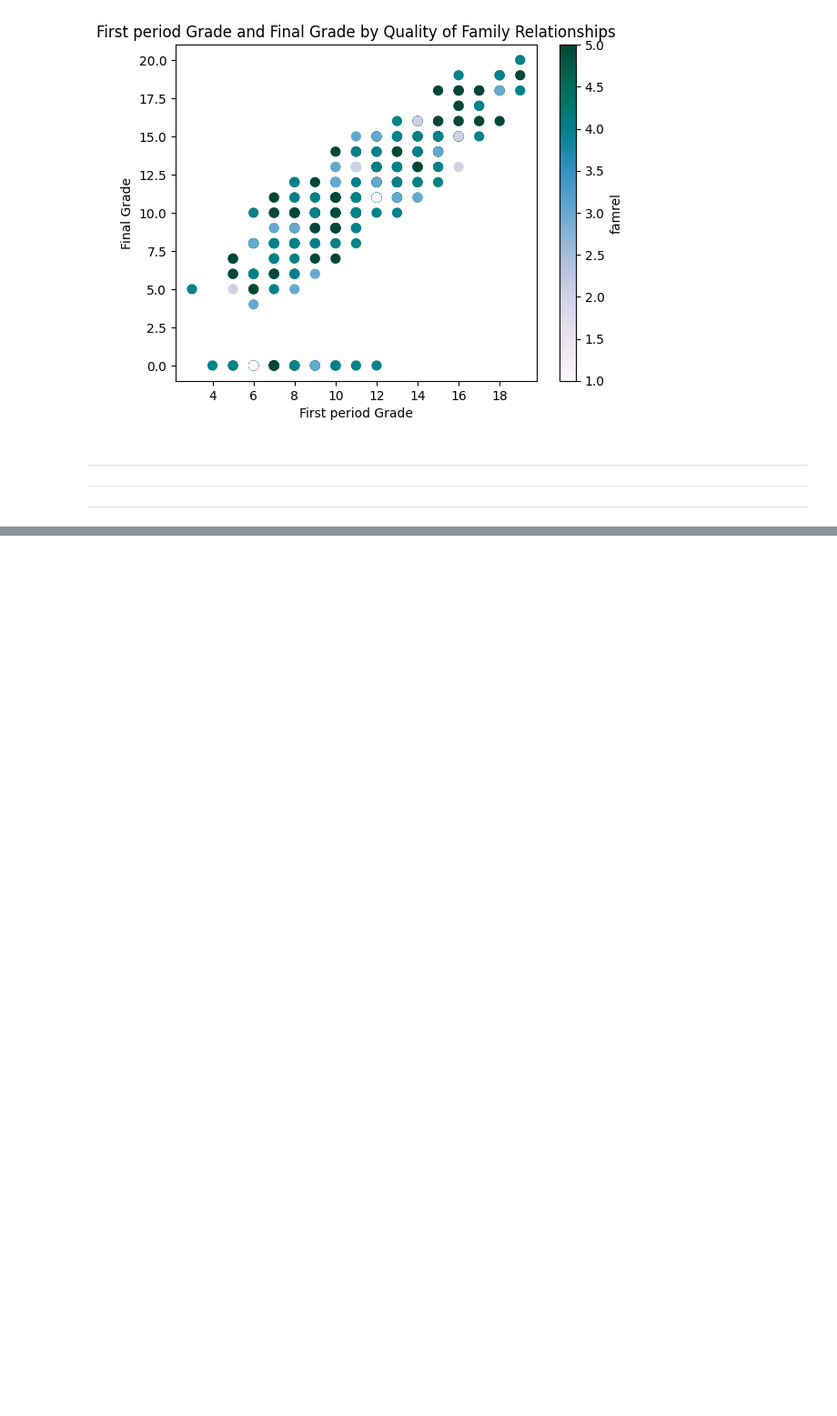
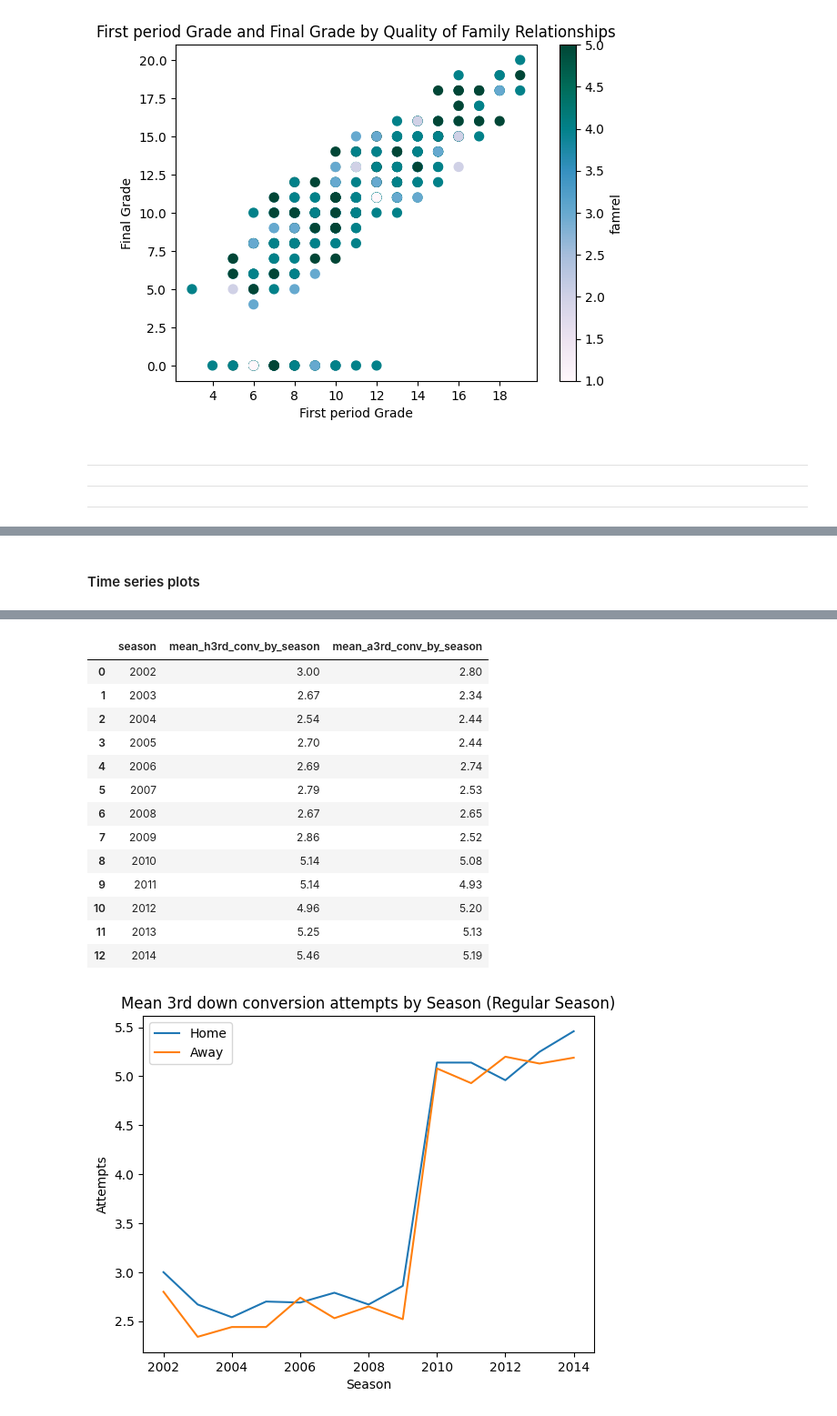
Before and after one commit to pressleydavid/hw4, a Jupyter notebook: HW4_Scratch.ipynb, the cells around one changed output, grey strips where cells are left out. Shown at 91% size. Cells and saved outputs as stored; diff of their text form; code cells hidden in the pictures; blank space fills up the shorter version.

Commit message:
update with NFL data aggregation and plotting

```diff
--- a/HW4_Scratch.ipynb
+++ b/HW4_Scratch.ipynb
@@ -465,0 +638,50 @@ plt.show()
+# %% [markdown]
+#### Time series plots
+# %%
+
+#home3rdConv
+#away3rdConv
+#awayTimesSacked
+#homeTimesSacked
+
+reg_season_plots = reg_season.loc[:,["season","weekN","home3rdConv","away3rdConv","awayTimesSacked","homeTimesSacked"]].copy()
+
+# get the data types of all columns in the DataFrame
+reg_season_plots.dtypes
+
+#get info
+# reg_season_plots.info()
+
+
+#plot home and away 3rd down conversion by season and week
+#by season
+third_down_conv_summ_by_season = reg_season_plots.groupby(["season"]).agg(
+    mean_h3rd_conv_by_season = ("home3rdConv", "mean"),
+    mean_a3rd_conv_by_season  = ("away3rdConv", "mean")
+).round(2).reset_index()
+
+#by week
+third_down_conv_summ_by_week = reg_season_plots.groupby(["weekN"]).agg(
+    mean_h3rd_conv_by_week = ("home3rdConv", "mean"),
+    mean_a3rd_conv_by_week = ("away3rdConv", "mean")
+).round(2).reset_index()
+
+display(third_down_conv_summ_by_week)
+display(third_down_conv_summ_by_season)
+
+#by season
+third_down_conv = third_down_conv_summ_by_season.plot.line(x = "season", y = ["mean_h3rd_conv_by_season","mean_a3rd_conv_by_season"]).legend(["Home","Away"])
+plt.title("Mean 3rd down conversion attempts by Season (Regular Season)")
+plt.xlabel("Season")
+plt.ylabel("Attempts")
+plt.show()
+plt.close()
+
+#by week
+third_down_conv = third_down_conv_summ_by_week.plot.line(x = "weekN", y = ["mean_h3rd_conv_by_week","mean_a3rd_conv_by_week"]).legend(["Home","Away"])
+plt.title("Mean 3rd down conversion attempts by Week (Regular Season)")
+plt.xlabel("Week")
+plt.ylabel("Attempts")
+plt.show()
+plt.close()
+# %% [output]
@@ -465,0 +706,15 @@ plt.show()
+|  | season | mean_h3rd_conv_by_season | mean_a3rd_conv_by_season |
+| 0 | 2002 | 3.00 | 2.80 |
+| 1 | 2003 | 2.67 | 2.34 |
+| 2 | 2004 | 2.54 | 2.44 |
+| 3 | 2005 | 2.70 | 2.44 |
+| 4 | 2006 | 2.69 | 2.74 |
+| 5 | 2007 | 2.79 | 2.53 |
+| 6 | 2008 | 2.67 | 2.65 |
+| 7 | 2009 | 2.86 | 2.52 |
+| 8 | 2010 | 5.14 | 5.08 |
+| 9 | 2011 | 5.14 | 4.93 |
+| 10 | 2012 | 4.96 | 5.20 |
+| 11 | 2013 | 5.25 | 5.13 |
+| 12 | 2014 | 5.46 | 5.19 |
+[figure, added]
```
Also changed, not shown: parts of 9 cells of this notebook.
